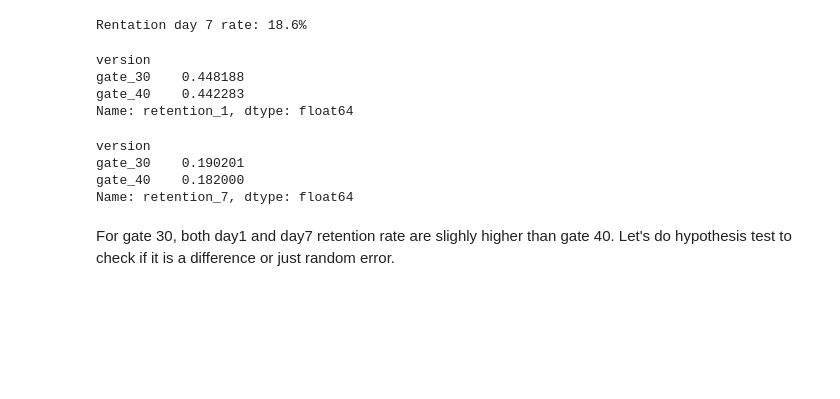
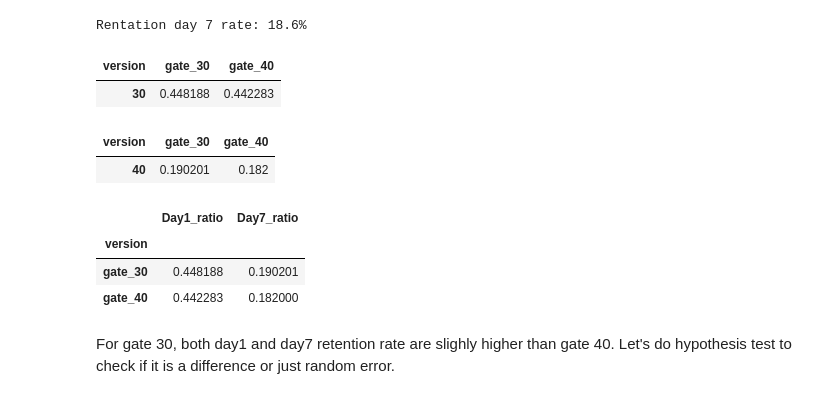
Before and after one commit to thejasmine/ABtesting_game, a Jupyter notebook: ABtesting_game.ipynb, the cells around one changed output. Cells and saved outputs as stored; diff of their text form; code cells hidden in the pictures; blank space fills up the shorter version.

```diff
--- a/ABtesting_game.ipynb
+++ b/ABtesting_game.ipynb
@@ -175,19 +178,23 @@ Rentation day 7 rate: 18.6%
 # %%
 ###Gate 30 and gate 40 day1 and day 7 retention rate
 # %%
-df.groupby('version')['retention_1'].sum() / df.groupby('version')['retention_1'].count()
+df.groupby('version')['retention_1'].sum() / df.groupby('version')['retention_1'].count().to_frame(30).T
 # %% [output]
-version
-gate_30    0.448188
-gate_40    0.442283
-Name: retention_1, dtype: float64
+| version | gate_30 | gate_40 |
+| 30 | 0.448188 | 0.442283 |
 # %%
-df.groupby('version')['retention_7'].sum() / df.groupby('version')['retention_7'].count()
+df.groupby('version')['retention_7'].sum() / df.groupby('version')['retention_7'].count().to_frame(40).T
 # %% [output]
-version
-gate_30    0.190201
-gate_40    0.182000
-Name: retention_7, dtype: float64
+| version | gate_30 | gate_40 |
+| 40 | 0.190201 | 0.182 |
+# %%
+pd.DataFrame({"Day1_ratio": df.groupby('version')['retention_1'].sum() / df.groupby('version')['retention_1'].count(),
+              "Day7_ratio": df.groupby('version')['retention_7'].sum() / df.groupby('version')['retention_7'].count()})
+# %% [output]
+|  | Day1_ratio | Day7_ratio |
+| version |  |  |
+| gate_30 | 0.448188 | 0.190201 |
+| gate_40 | 0.442283 | 0.182000 |
 # %% [markdown]
 For gate 30, both day1 and day7 retention rate are slighly higher than gate 40. Let's do hypothesis test to check if it is a difference or just random error.
 # %% [markdown]
```
Also changed, not shown: parts of 10 cells of this notebook.
